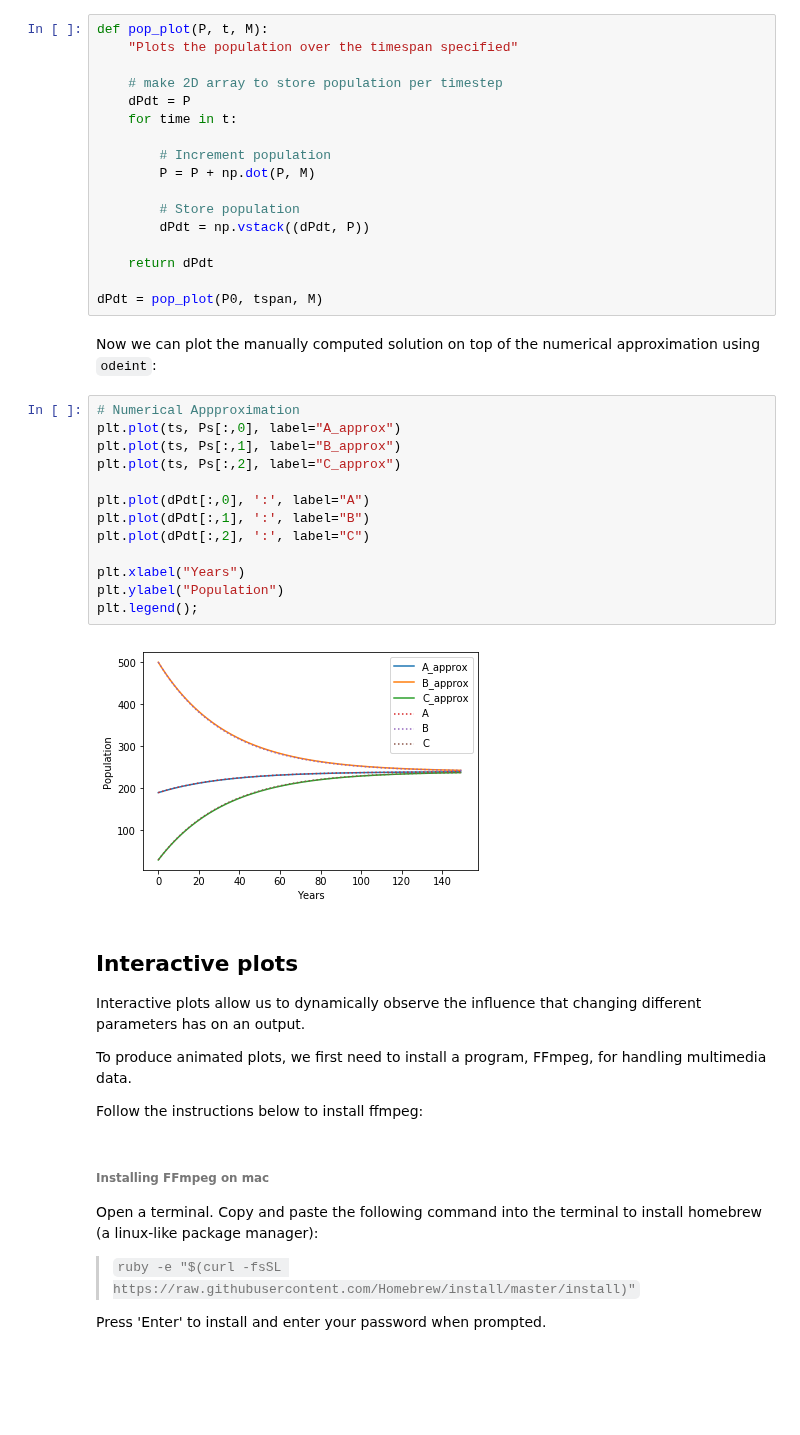
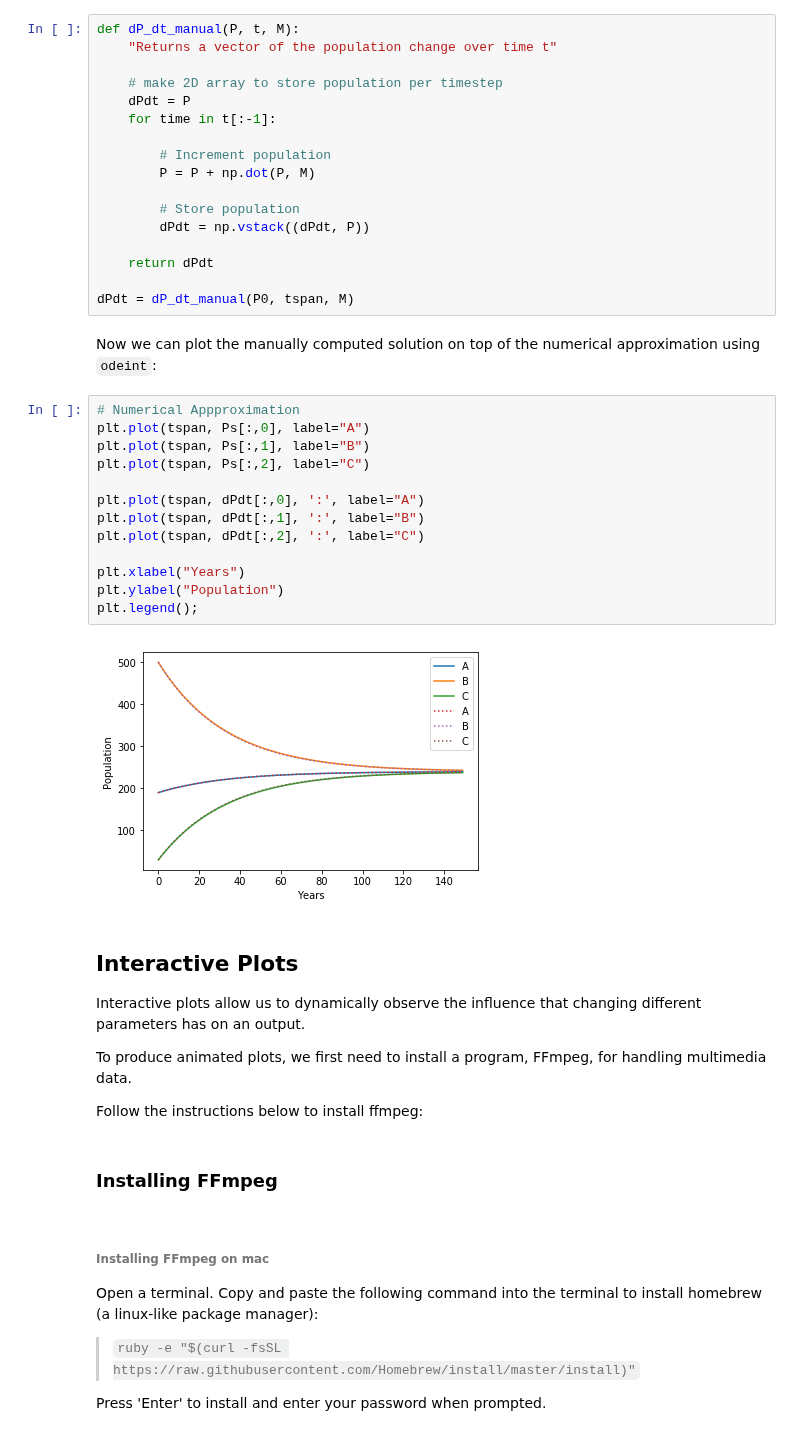
Before and after one commit to vongvanicht/Intro_to_Python, a Jupyter notebook: 09_Simulation.ipynb, the cells around one changed output. Saved outputs shown, nothing was run; the diff lists cells and outputs as text; blank space fills up the shorter version.

```diff
--- a/09_Simulation.ipynb
+++ b/09_Simulation.ipynb
@@ -860,10 +942,10 @@ The second, `pop_plot`:
 # %%
-def pop_plot(P, t, M):
-    "Plots the population over the timespan specified"
+def dP_dt_manual(P, t, M):
+    "Returns a vector of the population change over time t"
 
     # make 2D array to store population per timestep
     dPdt = P
-    for time in t:
+    for time in t[:-1]:
 
         # Increment population
         P = P + np.dot(P, M)
@@ -873,31 +955,35 @@ def pop_plot(P, t, M):
 
     return dPdt
 
-dPdt = pop_plot(P0, tspan, M)
+dPdt = dP_dt_manual(P0, tspan, M)
 # %% [markdown]
 Now we can plot the manually computed solution on top of the numerical approximation using `odeint`:
 # %%
 # Numerical Appproximation
-plt.plot(ts, Ps[:,0], label="A_approx")
-plt.plot(ts, Ps[:,1], label="B_approx")
-plt.plot(ts, Ps[:,2], label="C_approx")
+plt.plot(tspan, Ps[:,0], label="A")
+plt.plot(tspan, Ps[:,1], label="B")
+plt.plot(tspan, Ps[:,2], label="C")
 
-plt.plot(dPdt[:,0], ':', label="A")
-plt.plot(dPdt[:,1], ':', label="B")
-plt.plot(dPdt[:,2], ':', label="C")
+plt.plot(tspan, dPdt[:,0], ':', label="A")
+plt.plot(tspan, dPdt[:,1], ':', label="B")
+plt.plot(tspan, dPdt[:,2], ':', label="C")
 
 plt.xlabel("Years")
 plt.ylabel("Population")
 plt.legend();
 # %% [output]
-[figure, old version]
+[figure, new version]
 # %% [markdown]
-## Interactive plots
+## Interactive Plots
+<a id='InteractivePlots'></a>
 Interactive plots allow us to dynamically observe the influence that changing different parameters has on an output.
 
 To produce animated plots, we first need to install a program, FFmpeg,  for handling multimedia data.
 
 Follow the instructions below to install ffmpeg:
+# %% [markdown]
+### Installing FFmpeg
+<a id='InstallingFFmpeg'></a>
 # %% [markdown]
 ###### Installing FFmpeg on mac
 Open a terminal.
```
Also changed, not shown: parts of 55 cells of this notebook, 12 other files.
